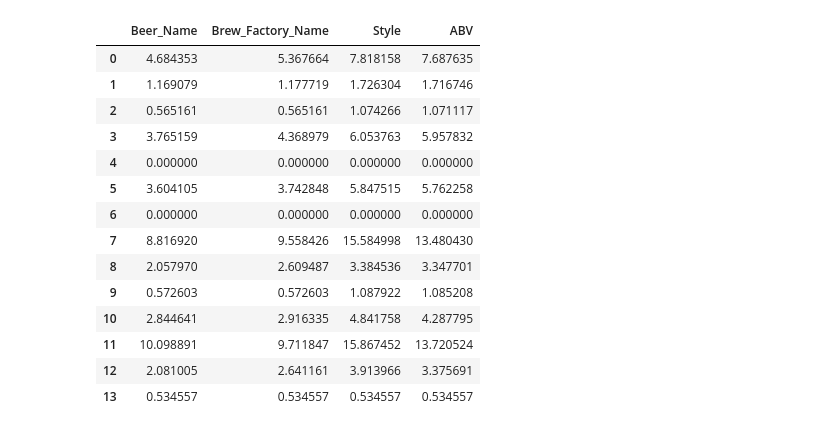
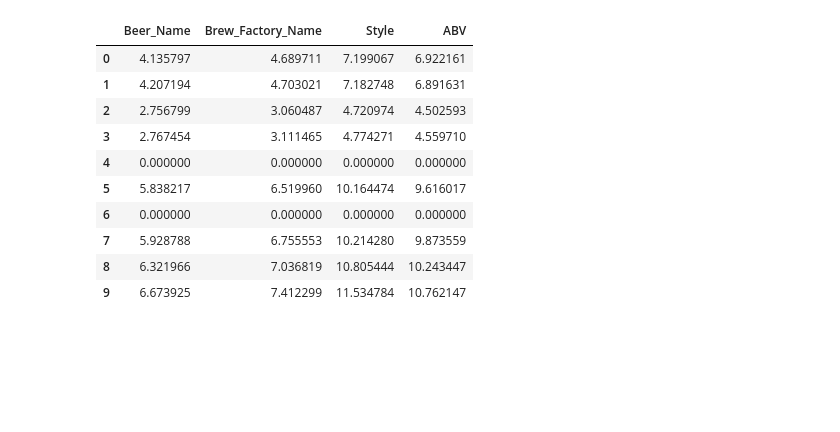
Before and after one commit to vincenzomartello/deepmatcher-experiments, a Jupyter notebook: beerAdvo/compute_ri.ipynb, the cells around one changed output. Saved outputs shown, nothing was run; the diff lists cells and outputs as text; code cells hidden in the pictures; blank space fills up the shorter version.

```diff
--- a/beerAdvo/compute_ri.ipynb
+++ b/beerAdvo/compute_ri.ipynb
@@ -33,5 +36,5 @@ MatchingModel(
 )
 # %%
 neg_classifier_inputs,neg_classifier_outputs,neg_ids = return_layer_input_output('../Structured/Beer/'
-                                                                         ,'test_negatives.csv',32,model,
+                                                                         ,'negatives.csv',32,model,
                                                                         model.classifier)
@@ -38,6 +43,6 @@ neg_classifier_inputs,neg_classifier_outputs,neg_ids = return_layer_input_output
 # %%
 pos_classifier_inputs,pos_classifier_outputs,pos_ids = return_layer_input_output('../Structured/Beer',
-                                                                       'test_positives.csv',32,model,
+                                                                       'positives.csv',32,model,
                                                                        model.classifier)
 # %%
 negative_classifier_inputs = list(map(lambda x: x[0],neg_classifier_inputs))
@@ -55,13 +56,14 @@ current_sample = 0
 negatives_ri_matrix = []
 for batch in negative_classifier_inputs:
     for sample_index in range(len(batch)):
-        current_sample_ris = []
-        for j,attribute in enumerate(attributes):
-            print('Processing sample {} with attribute {}'.format(current_sample,attribute))
-            it,variation = find_smallest_variation_to_change(model.classifier,classifier_length=classifier_length,
-                                                             attribute_length=attribute_length,input_matrix=batch,
-                                                             vector_index=sample_index,attribute=j,class_to_reach=1)
-            current_sample_ris.append(variation)
+        print('Processing sample number {}'.format(current_sample))
+        current_sample_ris = list(map(lambda att: find_smallest_variation_to_change(model.classifier,
+                                                                                    classifier_length=classifier_length,
+                                                                                    attribute_length=attribute_length,
+                                                                                    input_matrix=batch,
+                                                                                    vector_index=sample_index,
+                                                                                    attributes=[attributes.index(att)]
+                                                                                    ,class_to_reach=1),attributes))
         negatives_ri_matrix.append(current_sample_ris)
         current_sample+=1
 # %% [output]
@@ -108,13 +116,14 @@ current_sample = 0
 positives_ri_matrix = []
 for batch in positive_classifier_inputs:
     for sample_index in range(len(batch)):
-        current_sample_ris = []
-        for j,attribute in enumerate(attributes):
-            print('Processing sample {} with attribute {}'.format(current_sample,attribute))
-            it,variation = find_smallest_variation_to_change(model.classifier,classifier_length=classifier_length,
-                                                             attribute_length=attribute_length,input_matrix=batch,
-                                                             vector_index=sample_index,attribute=j,class_to_reach=0)
-            current_sample_ris.append(variation)
+        print('Processing sample number {}'.format(current_sample))
+        current_sample_ris = list(map(lambda att: find_smallest_variation_to_change(model.classifier,
+                                                                                    classifier_length=classifier_length,
+                                                                                    attribute_length=attribute_length,
+                                                                                    input_matrix=batch,
+                                                                                    vector_index=sample_index,
+                                                                                    attributes=[attributes.index(att)]
+                                                                                    ,class_to_reach=0),attributes))
         positives_ri_matrix.append(current_sample_ris)
         current_sample+=1
 # %% [output]
@@ -142,20 +151,16 @@ for ri_list in positives_ri_matrix:
 # %%
 positives_variation_df = pd.DataFrame(data= ri_norms_positives,columns=attributes)
 # %%
-positives_variation_df.head(14)
+positives_variation_df.head(10)
 # %% [output]
 |  | Beer_Name | Brew_Factory_Name | Style | ABV |
-| 0 | 4.684353 | 5.367664 | 7.818158 | 7.687635 |
-| 1 | 1.169079 | 1.177719 | 1.726304 | 1.716746 |
-| 2 | 0.565161 | 0.565161 | 1.074266 | 1.071117 |
-| 3 | 3.765159 | 4.368979 | 6.053763 | 5.957832 |
+| 0 | 4.135797 | 4.689711 | 7.199067 | 6.922161 |
+| 1 | 4.207194 | 4.703021 | 7.182748 | 6.891631 |
+| 2 | 2.756799 | 3.060487 | 4.720974 | 4.502593 |
+| 3 | 2.767454 | 3.111465 | 4.774271 | 4.559710 |
 | 4 | 0.000000 | 0.000000 | 0.000000 | 0.000000 |
-| 5 | 3.604105 | 3.742848 | 5.847515 | 5.762258 |
+| 5 | 5.838217 | 6.519960 | 10.164474 | 9.616017 |
 | 6 | 0.000000 | 0.000000 | 0.000000 | 0.000000 |
-| 7 | 8.816920 | 9.558426 | 15.584998 | 13.480430 |
-| 8 | 2.057970 | 2.609487 | 3.384536 | 3.347701 |
-| 9 | 0.572603 | 0.572603 | 1.087922 | 1.085208 |
-| 10 | 2.844641 | 2.916335 | 4.841758 | 4.287795 |
-| 11 | 10.098891 | 9.711847 | 15.867452 | 13.720524 |
-| 12 | 2.081005 | 2.641161 | 3.913966 | 3.375691 |
-| 13 | 0.534557 | 0.534557 | 0.534557 | 0.534557 |
+| 7 | 5.928788 | 6.755553 | 10.214280 | 9.873559 |
+| 8 | 6.321966 | 7.036819 | 10.805444 | 10.243447 |
+| 9 | 6.673925 | 7.412299 | 11.534784 | 10.762147 |
```
Also changed, not shown: parts of 19 cells of this notebook, 20 other files.
